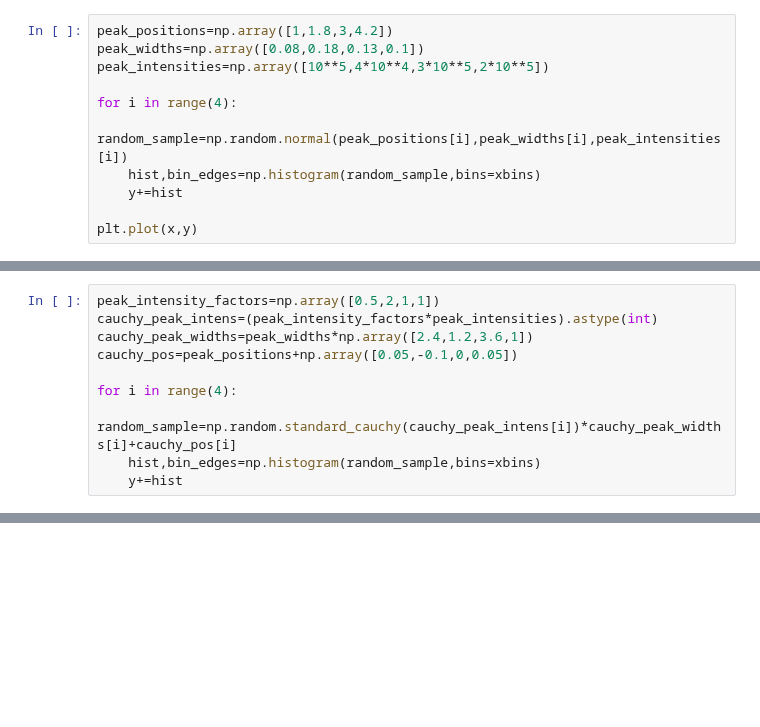
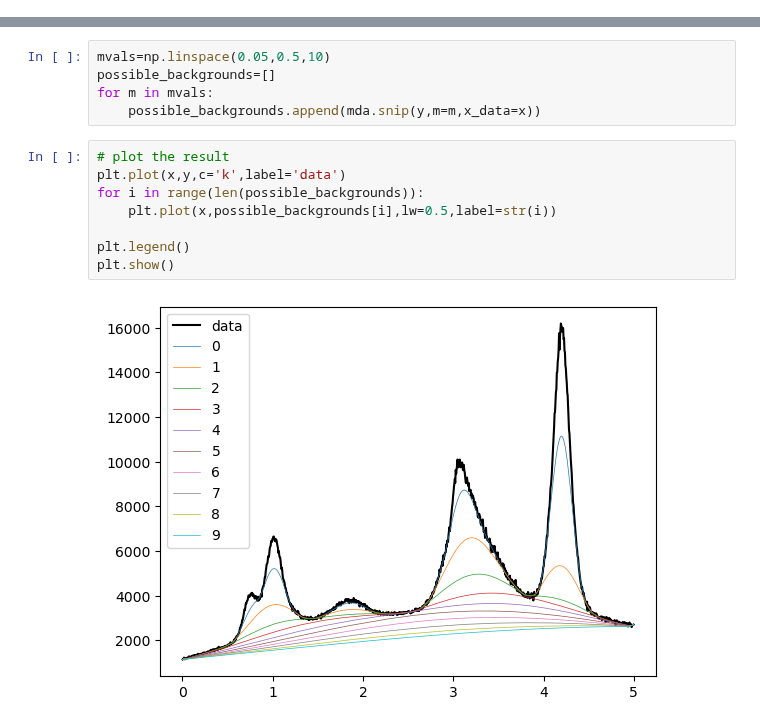
Before and after one commit to kernke/microscopy_data_analysis, a Jupyter notebook: examples/1D_examples/peak_fit.ipynb, the cells around one changed output, grey strips where cells are left out. Saved outputs shown, nothing was run; the diff lists cells and outputs as text; blank space fills up the shorter version.

```diff
--- a/examples/1D_examples/peak_fit.ipynb
+++ b/examples/1D_examples/peak_fit.ipynb
@@ -22,11 +5,0 @@ plt.plot(x,y)
-# %%
-peak_positions=np.array([1,1.8,3,4.2])
-peak_widths=np.array([0.08,0.18,0.13,0.1])
-peak_intensities=np.array([10**5,4*10**4,3*10**5,2*10**5])
-
-for i in range(4):
-    random_sample=np.random.normal(peak_positions[i],peak_widths[i],peak_intensities[i])
-    hist,bin_edges=np.histogram(random_sample,bins=xbins)
-    y+=hist
-
-plt.plot(x,y)
@@ -36,10 +5,0 @@ plt.plot(x,y)
-# %%
-peak_intensity_factors=np.array([0.5,2,1,1])
-cauchy_peak_intens=(peak_intensity_factors*peak_intensities).astype(int)
-cauchy_peak_widths=peak_widths*np.array([2.4,1.2,3.6,1])
-cauchy_pos=peak_positions+np.array([0.05,-0.1,0,0.05])
-
-for i in range(4):
-    random_sample=np.random.standard_cauchy(cauchy_peak_intens[i])*cauchy_peak_widths[i]+cauchy_pos[i]
-    hist,bin_edges=np.histogram(random_sample,bins=xbins)
-    y+=hist
@@ -56,0 +20,15 @@ plt.plot(x,y)
+# %%
+mvals=np.linspace(0.05,0.5,10)
+possible_backgrounds=[]
+for m in mvals:
+    possible_backgrounds.append(mda.snip(y,m=m,x_data=x))
+# %%
+# plot the result
+plt.plot(x,y,c='k',label='data')
+for i in range(len(possible_backgrounds)):
+    plt.plot(x,possible_backgrounds[i],lw=0.5,label=str(i))
+
+plt.legend()
+plt.show()
+# %% [output]
+[figure, added]
```
Also changed, not shown: parts of 20 cells of this notebook, 12 other files.
